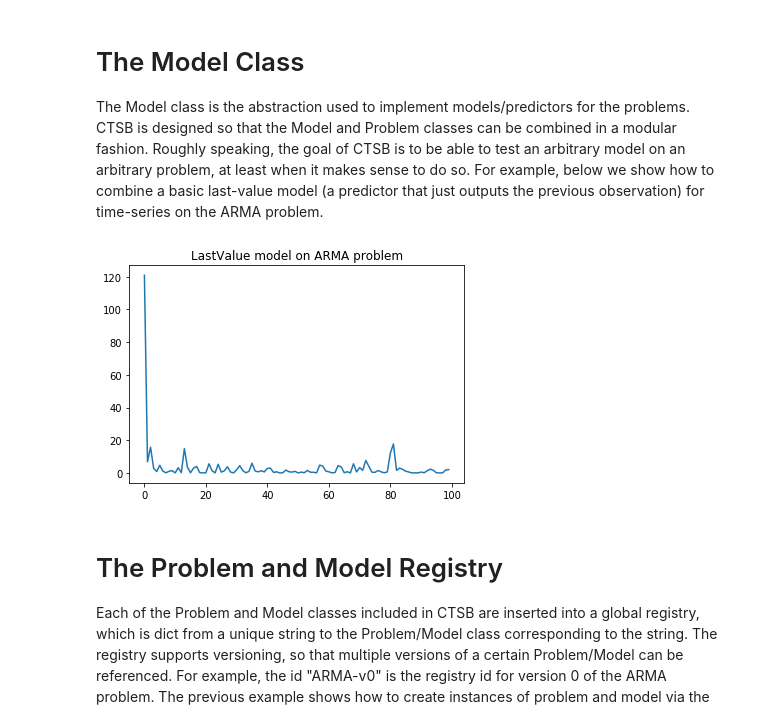
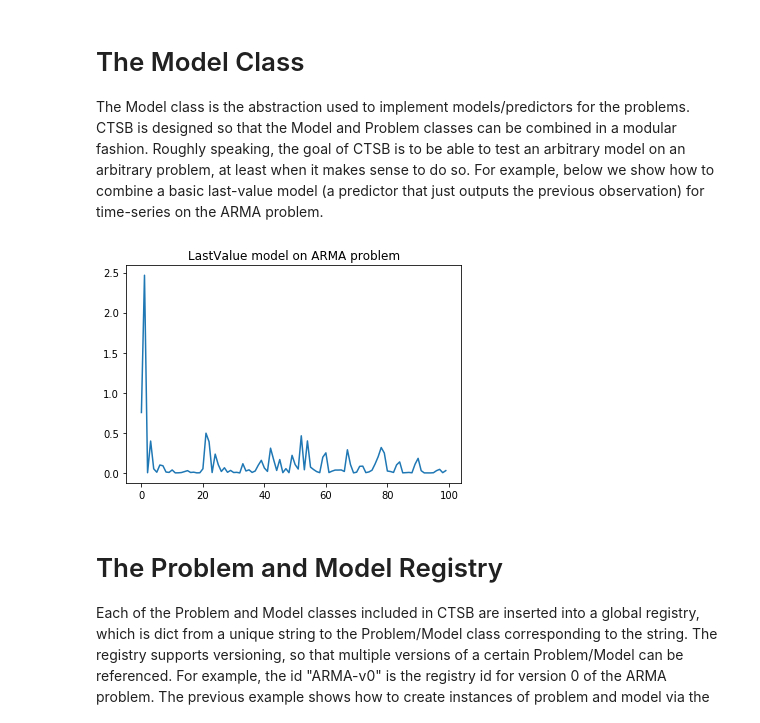
Before and after one commit to MinRegret/TigerControl, a Jupyter notebook: tutorials/notebooks/QuickStart.ipynb, the cells around one changed output. Cells and saved outputs as stored; diff of their text form; code cells hidden in the pictures.

```diff
--- a/tutorials/notebooks/QuickStart.ipynb
+++ b/tutorials/notebooks/QuickStart.ipynb
@@ -70,31 +70,31 @@ The Model class is the abstraction used to implement models/predictors for the p
 # %%
 # create problem instance and specify loss
 T = 100
 p, q = 3, 3
 problem = ctsb.problem("ARMA-v0")
 x = problem.initialize(p, q)
 mse = lambda y_true, y_pred: (y_true - y_pred)**2
 
 # create model
 model = ctsb.model("LastValue")
 model.initialize()
 
 # run model for T time-steps
 results = []
 for i in range(T):
     y_pred = model.predict(x)
     y_true = problem.step()
     loss = mse(y_true, y_pred)
     results.append(loss)
-    model.update(loss)
+    model.update(y_true)
     x = y_true
 
 # plot model performance
 plt.plot(results)
 plt.title("LastValue model on ARMA problem")
 plt.show()
 # %% [output]
-[figure, old version]
+[figure, new version]
 # %% [markdown]
 # The Problem and Model Registry
 Each of the Problem and Model classes included in CTSB are inserted into a global registry, which is dict from a unique string to the Problem/Model class corresponding to the string. The registry supports versioning, so that multiple versions of a certain Problem/Model can be referenced. For example, the id "ARMA-v0" is the registry id for version 0 of the ARMA problem. The previous example shows how to create instances of problem and model via the corresponding registry ids. A comprehensive list of all Problem and Model ids can be printed by printing out the keys of the global registries: problem_registry and model_registry, as demonstrated below.
```
Also changed, not shown: parts of 6 cells of this notebook.
